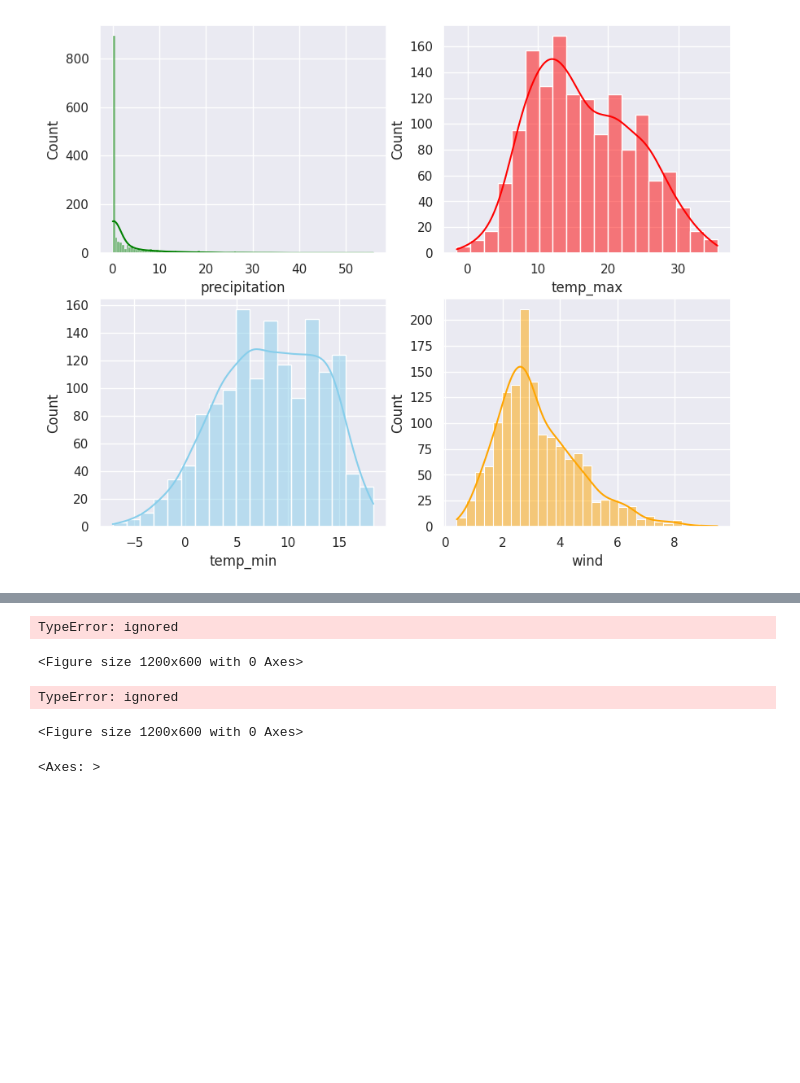
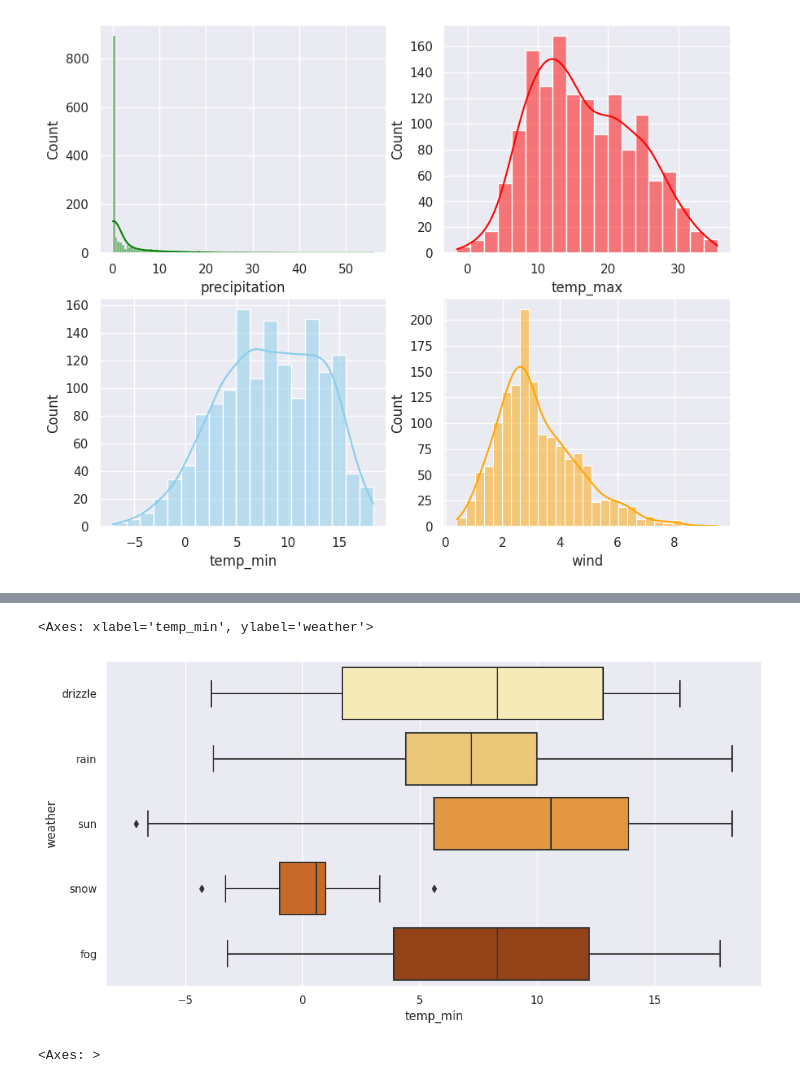
Before and after one commit to jhalto/Machine-learning, a Jupyter notebook: Weather_prediction.ipynb, the cells around one changed output, grey strips where cells are left out. Saved outputs shown, nothing was run; the diff lists cells and outputs as text; code cells hidden in the pictures; blank space fills up the shorter version.

```diff
--- a/Weather_prediction.ipynb
+++ b/Weather_prediction.ipynb
@@ -110,15 +117,9 @@ TypeError: ignored
 # %%
 plt.figure(figsize=(12,6))
-sns.boxplot("wind","weather",data=data,palette="inferno")
+sns.boxplot(x="temp_min",y="weather",data=data,palette="YlOrBr")
 # %% [output]
-TypeError: ignored
+<Axes: xlabel='temp_min', ylabel='weather'>
-<Figure size 1200x600 with 0 Axes>
+[figure, added]
-# %%
-plt.figure(figsize=(12,6))
-sns.boxplot("temp_min","weather",data=data,palette="YlOrBr")
-# %% [output]
-TypeError: ignored
-<Figure size 1200x600 with 0 Axes>
 # %%
 plt.figure(figsize=(12,7))
 sns.heatmap(data.corr(),annot=True,cmap='coolwarm')
```
Also changed, not shown: parts of 19 cells of this notebook.
